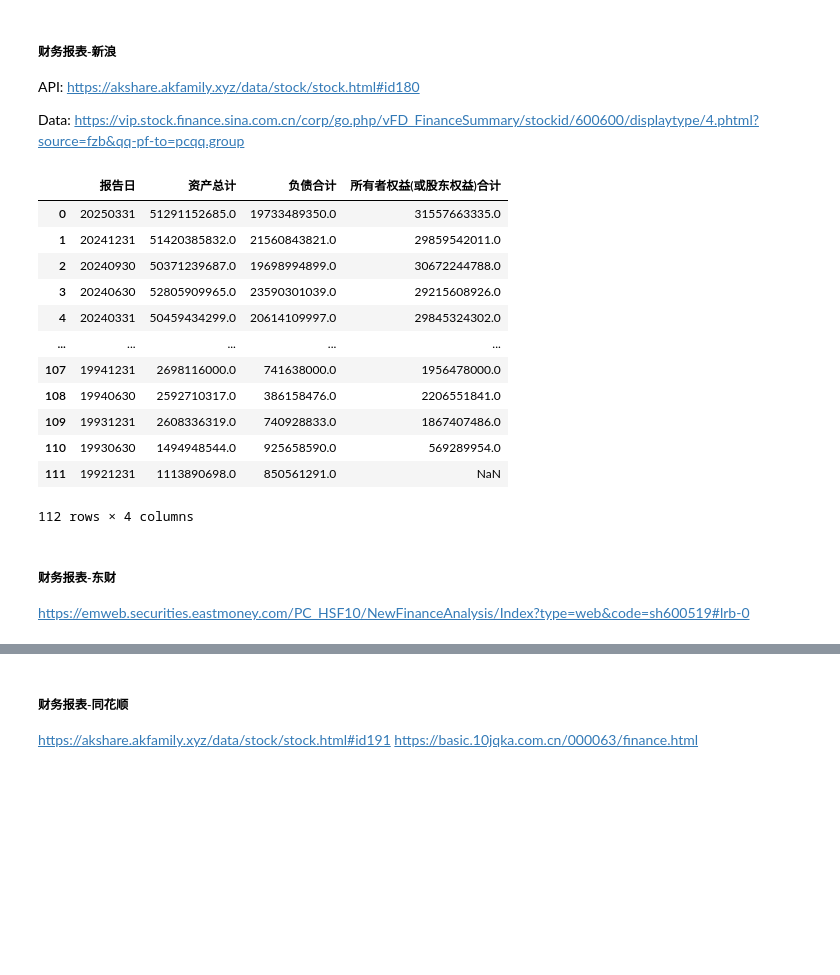
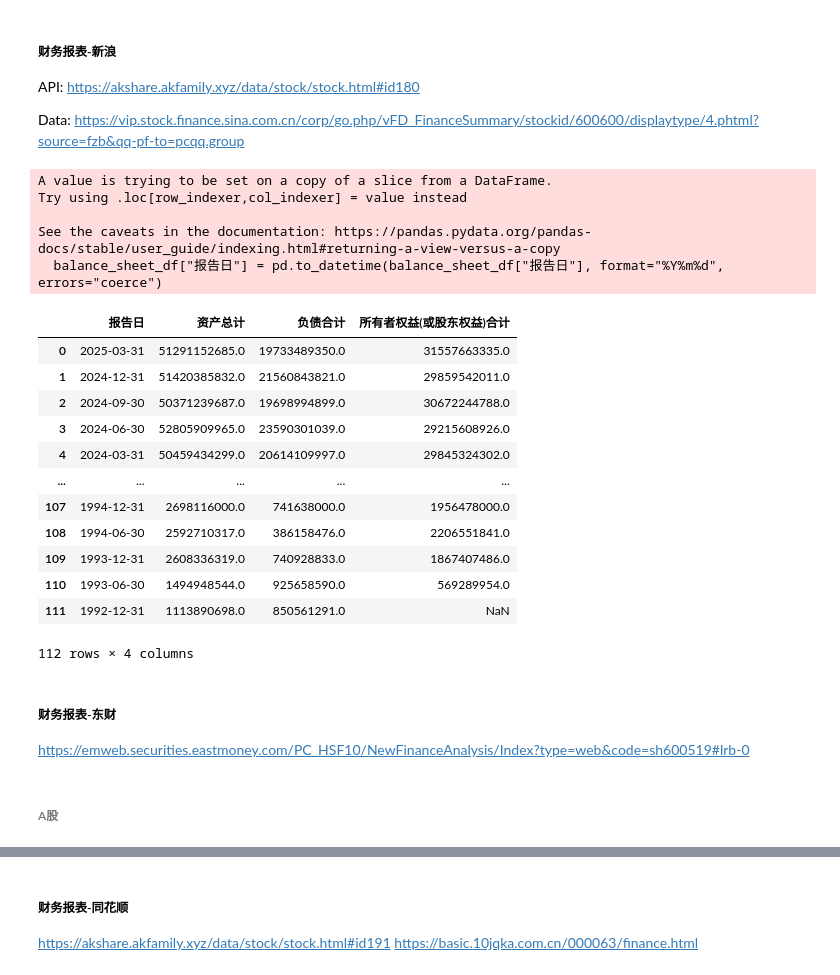
Before and after one commit to shugaoye/openbb_akshare, a Jupyter notebook: akshare_test.ipynb, the cells around one changed output, grey strips where cells are left out. Drawn from its saved outputs; the diff is of its cells as text; code cells hidden in the pictures; blank space fills up the shorter version.

```diff
--- a/akshare_test.ipynb
+++ b/akshare_test.ipynb
@@ -13,27 +32,36 @@ stock_financial_report_sina_df = ak.stock_financial_report_sina(stock="sh600600"
 balance_sheet_sina = stock_financial_report_sina_df.T
 # %%
 # 报告日, 资产总计(totalAssets), 负债合计(totalDebt), 所有者权益(或股东权益)合计 (totalEquity)
+import pandas as pd
 balance_sheet_df = stock_financial_report_sina_df[["报告日", "资产总计", "负债合计", "所有者权益(或股东权益)合计"]]
+balance_sheet_df["报告日"] = pd.to_datetime(balance_sheet_df["报告日"], format="%Y%m%d", errors="coerce")
 balance_sheet_df
 # %% [output]
+A value is trying to be set on a copy of a slice from a DataFrame.
+Try using .loc[row_indexer,col_indexer] = value instead
+
+See the caveats in the documentation: https://pandas.pydata.org/pandas-docs/stable/user_guide/indexing.html#returning-a-view-versus-a-copy
+  balance_sheet_df["报告日"] = pd.to_datetime(balance_sheet_df["报告日"], format="%Y%m%d", errors="coerce")
 |  | 报告日 | 资产总计 | 负债合计 | 所有者权益(或股东权益)合计 |
-| 0 | 20250331 | 51291152685.0 | 19733489350.0 | 31557663335.0 |
-| 1 | 20241231 | 51420385832.0 | 21560843821.0 | 29859542011.0 |
-| 2 | 20240930 | 50371239687.0 | 19698994899.0 | 30672244788.0 |
-| 3 | 20240630 | 52805909965.0 | 23590301039.0 | 29215608926.0 |
-| 4 | 20240331 | 50459434299.0 | 20614109997.0 | 29845324302.0 |
+| 0 | 2025-03-31 | 51291152685.0 | 19733489350.0 | 31557663335.0 |
+| 1 | 2024-12-31 | 51420385832.0 | 21560843821.0 | 29859542011.0 |
+| 2 | 2024-09-30 | 50371239687.0 | 19698994899.0 | 30672244788.0 |
+| 3 | 2024-06-30 | 52805909965.0 | 23590301039.0 | 29215608926.0 |
+| 4 | 2024-03-31 | 50459434299.0 | 20614109997.0 | 29845324302.0 |
 | ... | ... | ... | ... | ... |
-| 107 | 19941231 | 2698116000.0 | 741638000.0 | 1956478000.0 |
-| 108 | 19940630 | 2592710317.0 | 386158476.0 | 2206551841.0 |
-| 109 | 19931231 | 2608336319.0 | 740928833.0 | 1867407486.0 |
-| 110 | 19930630 | 1494948544.0 | 925658590.0 | 569289954.0 |
-| 111 | 19921231 | 1113890698.0 | 850561291.0 | NaN |
+| 107 | 1994-12-31 | 2698116000.0 | 741638000.0 | 1956478000.0 |
+| 108 | 1994-06-30 | 2592710317.0 | 386158476.0 | 2206551841.0 |
+| 109 | 1993-12-31 | 2608336319.0 | 740928833.0 | 1867407486.0 |
+| 110 | 1993-06-30 | 1494948544.0 | 925658590.0 | 569289954.0 |
+| 111 | 1992-12-31 | 1113890698.0 | 850561291.0 | NaN |
-112 rows × 4 columns
+112 rows × 4 columns
 # %%
 balance_sheet_sina.to_excel("docs/balance_sheet_sina_df.xlsx")
 # %% [markdown]
 ##### 财务报表-东财
 https://emweb.securities.eastmoney.com/PC_HSF10/NewFinanceAnalysis/Index?type=web&code=sh600519#lrb-0
+# %% [markdown]
+###### A股
 # %%
 #import akshare as ak
 
```
Also changed, not shown: parts of 7 cells of this notebook, 5 other files.
